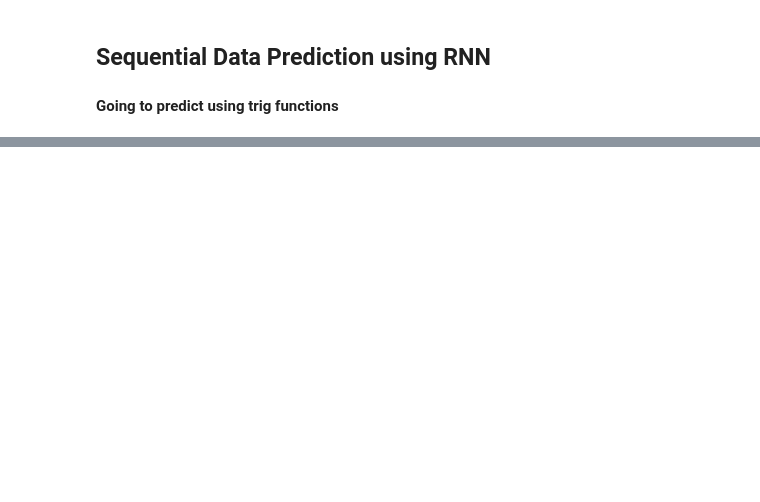
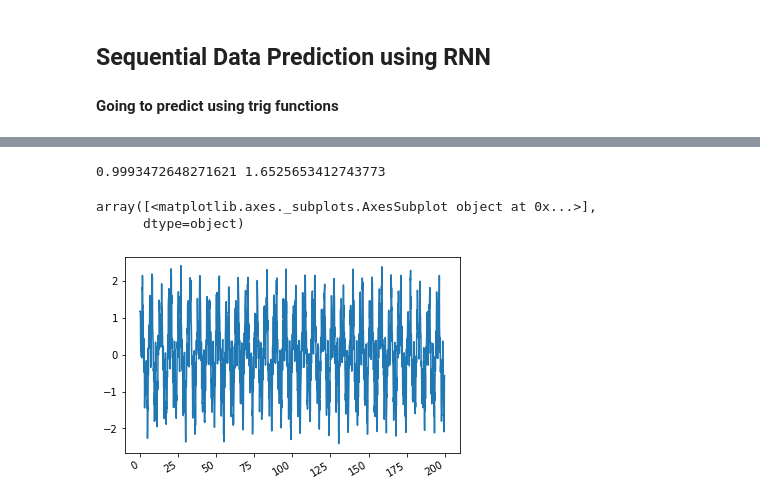
Before and after one commit to QinLab/icompbio-tamjeed, a Jupyter notebook: tf_rnn_sequences.ipynb, the cells around one changed output, grey strips where cells are left out. Cells and saved outputs as stored; diff of their text form; code cells hidden in the pictures; blank space fills up the shorter version.

```diff
--- a/tf_rnn_sequences.ipynb
+++ b/tf_rnn_sequences.ipynb
@@ -43,0 +61,14 @@ plt.show()
+# %%
+# time to scale these features and standardize using training data
+
+train_data_mean = trig_series[:train_end_index].mean()
+train_data_std = trig_series[:train_end_index].std()
+print(train_data_mean, train_data_std)
+trig_series = (trig_series - train_data_mean)/train_data_std
+
+trig_series.plot(subplots=True)
+# %% [output]
+0.9993472648271621 1.6525653412743773
+array([<matplotlib.axes._subplots.AxesSubplot object at 0x...>],
+      dtype=object)
+[figure, added]
```
Also changed, not shown: parts of 9 cells of this notebook.
